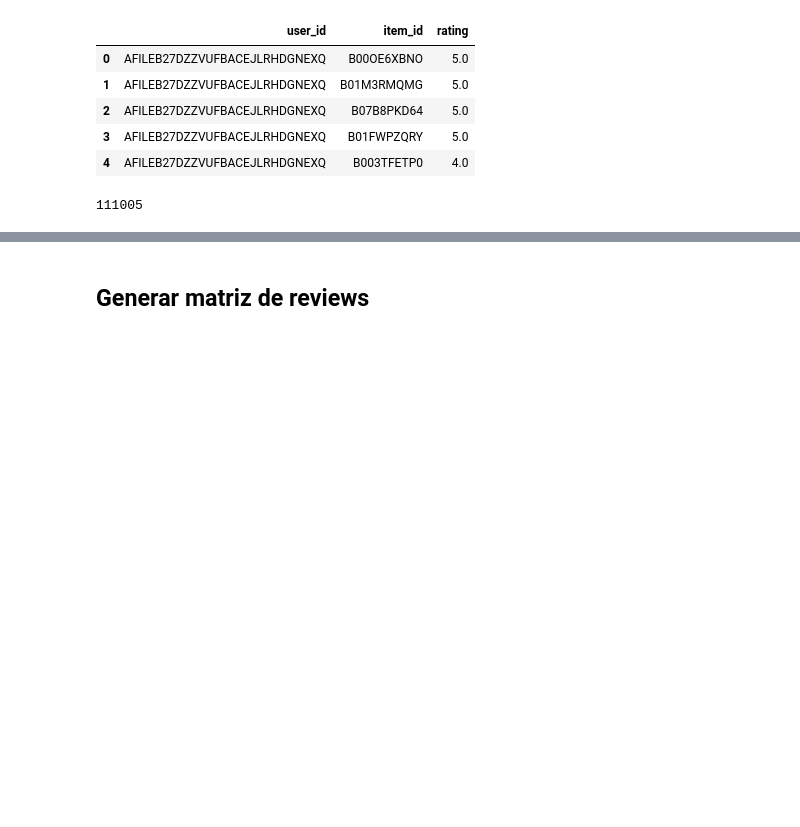
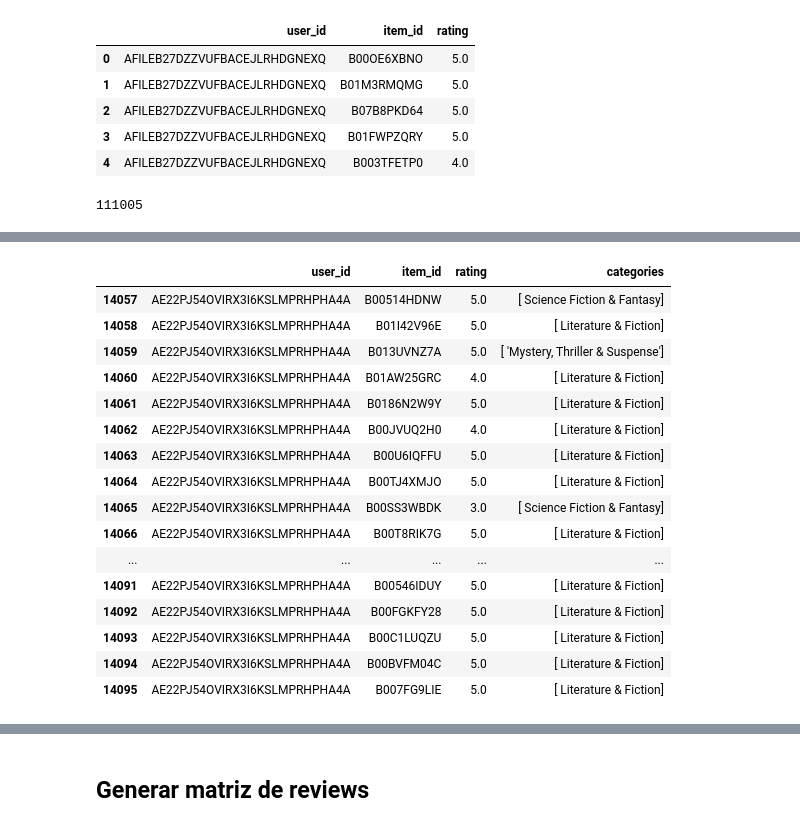
Before and after one commit to valentin-diaz/marketplace-recommender-backend, a Jupyter notebook: recommender/recommender.ipynb, the cells around one changed output, grey strips where cells are left out. Cells and saved outputs as stored; diff of their text form; code cells hidden in the pictures; blank space fills up the shorter version.

Commit message:
enriquecer dataset users

```diff
--- a/recommender/recommender.ipynb
+++ b/recommender/recommender.ipynb
@@ -335,0 +350,6 @@ len(reviews_df)
+# %%
+reviews_df = pd.read_csv('kindle_reviews_seed.csv')
+books_df = pd.read_csv('books.csv', sep='|')
+# %%
+reviews_merged = reviews_df.merge(books_df[['item_id', 'categories']], on='item_id', how='left')
+reviews_merged.head()
@@ -335,0 +428,20 @@ len(reviews_df)
+# %%
+reviews_merged[reviews_merged['user_id'] == 'AE22PJ54OVIRX3I6KSLMPRHPHA4A']
+# %% [output]
+|  | user_id | item_id | rating | categories |
+| 14057 | AE22PJ54OVIRX3I6KSLMPRHPHA4A | B00514HDNW | 5.0 | [ Science Fiction & Fantasy] |
+| 14058 | AE22PJ54OVIRX3I6KSLMPRHPHA4A | B01I42V96E | 5.0 | [ Literature & Fiction] |
+| 14059 | AE22PJ54OVIRX3I6KSLMPRHPHA4A | B013UVNZ7A | 5.0 | [ 'Mystery, Thriller & Suspense'] |
+| 14060 | AE22PJ54OVIRX3I6KSLMPRHPHA4A | B01AW25GRC | 4.0 | [ Literature & Fiction] |
+| 14061 | AE22PJ54OVIRX3I6KSLMPRHPHA4A | B0186N2W9Y | 5.0 | [ Literature & Fiction] |
+| 14062 | AE22PJ54OVIRX3I6KSLMPRHPHA4A | B00JVUQ2H0 | 4.0 | [ Literature & Fiction] |
+| 14063 | AE22PJ54OVIRX3I6KSLMPRHPHA4A | B00U6IQFFU | 5.0 | [ Literature & Fiction] |
+| 14064 | AE22PJ54OVIRX3I6KSLMPRHPHA4A | B00TJ4XMJO | 5.0 | [ Literature & Fiction] |
+| 14065 | AE22PJ54OVIRX3I6KSLMPRHPHA4A | B00SS3WBDK | 3.0 | [ Science Fiction & Fantasy] |
+| 14066 | AE22PJ54OVIRX3I6KSLMPRHPHA4A | B00T8RIK7G | 5.0 | [ Literature & Fiction] |
+| ... | ... | ... | ... | ... |
+| 14091 | AE22PJ54OVIRX3I6KSLMPRHPHA4A | B00546IDUY | 5.0 | [ Literature & Fiction] |
+| 14092 | AE22PJ54OVIRX3I6KSLMPRHPHA4A | B00FGKFY28 | 5.0 | [ Literature & Fiction] |
+| 14093 | AE22PJ54OVIRX3I6KSLMPRHPHA4A | B00C1LUQZU | 5.0 | [ Literature & Fiction] |
+| 14094 | AE22PJ54OVIRX3I6KSLMPRHPHA4A | B00BVFM04C | 5.0 | [ Literature & Fiction] |
+| 14095 | AE22PJ54OVIRX3I6KSLMPRHPHA4A | B007FG9LIE | 5.0 | [ Literature & Fiction] |
```
Also changed, not shown: parts of 20 cells of this notebook, 3 other files.
